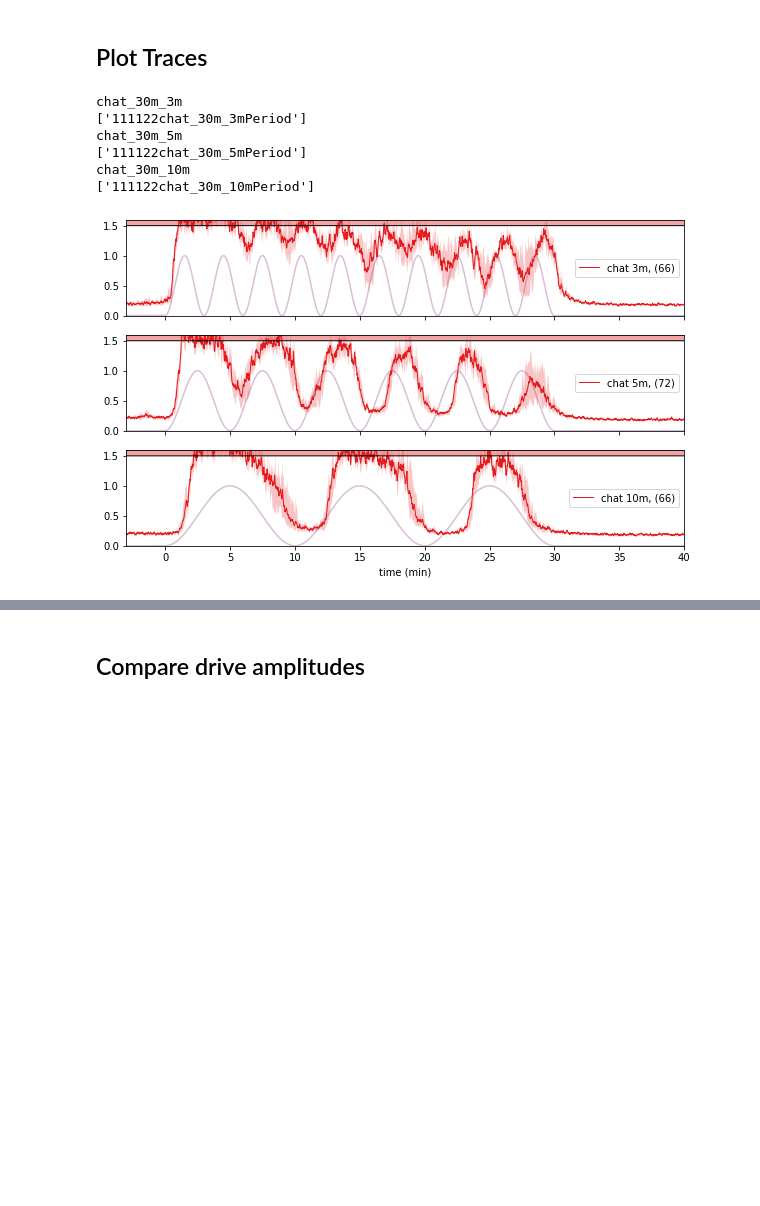
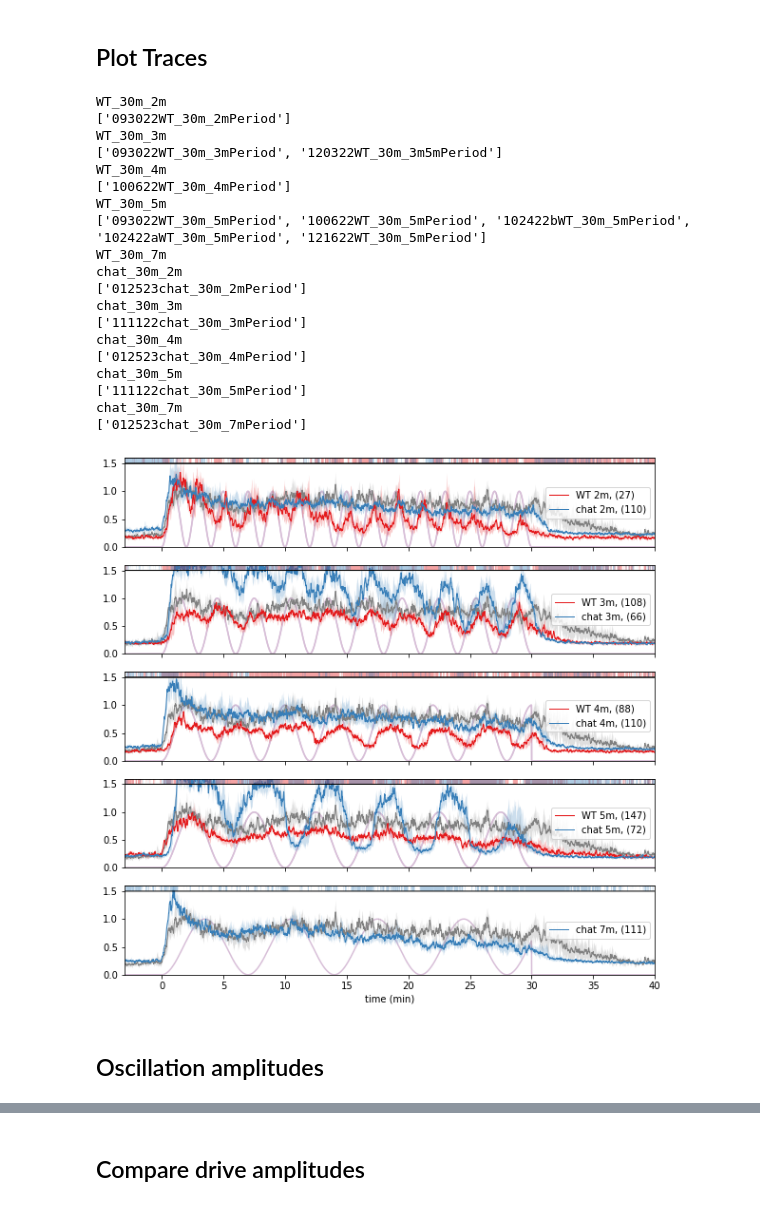
Before and after one commit to samuelbray32/behavior-lite, a Jupyter notebook: sinWaves.ipynb, the cells around one changed output, grey strips where cells are left out. Drawn from its saved outputs; the diff is of its cells as text; code cells hidden in the pictures; blank space fills up the shorter version.

```diff
--- a/sinWaves.ipynb
+++ b/sinWaves.ipynb
@@ -5,22 +6,39 @@ import numpy as np
 ## Plot Traces
 # %%
 from tools.results_sin import response_sin
-periods=[.5,1,2,3,4,5,6,8,9,10,11,12,13,15]
-periods=[1,2.5,3,3.5,4,4.5]
-periods=[3,5,10]
+#periods=[.5,1,2,3,4,5,6,8,9,10,11,12,13,15]
+periods=[1,2,2.5,2.7,3,3.2,3.5,4,4.5]
+#periods=[1,2,3,4,10]
+periods=[2,3,4,5,7]
+interest=['WT','pc2','ppp1','spp1','eye531','eye532',]#'WT',]
+# interest=['WT','starve121d','pc2']#'WT',]
+interest=['WT','chat']#
 
-interest=['chat']#'WT','eye531','eye532']
-fig,ax=response_sin(interest,[],periods=periods,
-                    n_boot=1e1,derivative=120,visible=False)
+#interest=['WT','chat','spp1']
+fig,ax=response_sin(interest,exclude=['small'],periods=periods,
+                    n_boot=1e1,derivative=120,visible=0)
 # ax[0,0].set_ylim(0,2)
-fig.show()
+# fig.show()
 # %% [output]
+WT_30m_2m
+['093022WT_30m_2mPeriod']
+WT_30m_3m
+['093022WT_30m_3mPeriod', '120322WT_30m_3m5mPeriod']
+WT_30m_4m
+['100622WT_30m_4mPeriod']
+WT_30m_5m
+['093022WT_30m_5mPeriod', '100622WT_30m_5mPeriod', '102422bWT_30m_5mPeriod', '102422aWT_30m_5mPeriod', '121622WT_30m_5mPeriod']
+WT_30m_7m
+chat_30m_2m
+['012523chat_30m_2mPeriod']
 chat_30m_3m
 ['111122chat_30m_3mPeriod']
+chat_30m_4m
+['012523chat_30m_4mPeriod']
 chat_30m_5m
 ['111122chat_30m_5mPeriod']
-chat_30m_10m
-['111122chat_30m_10mPeriod']
+chat_30m_7m
+['012523chat_30m_7mPeriod']
-[figure, old version]
+[figure, new version]
 # %%
 plt.rcParams['svg.fonttype']='none'
@@ -28 +46,3 @@ fig.savefig('plots/sinWaves.svg')
+# %% [markdown]
+## Oscillation amplitudes
 # %%
```
Also changed, not shown: parts of 19 cells of this notebook, 1 other file.
